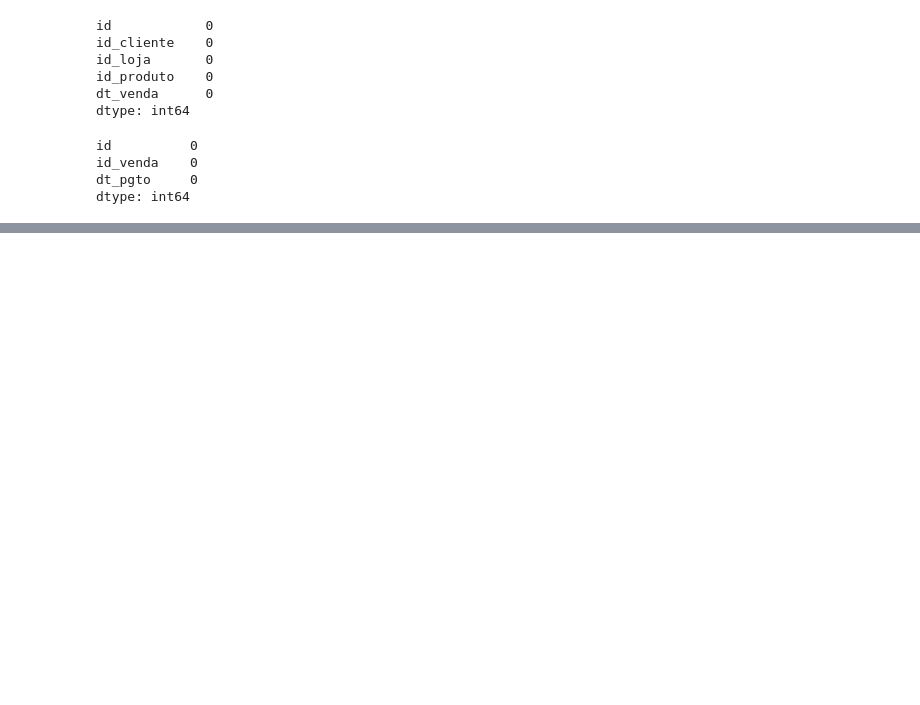
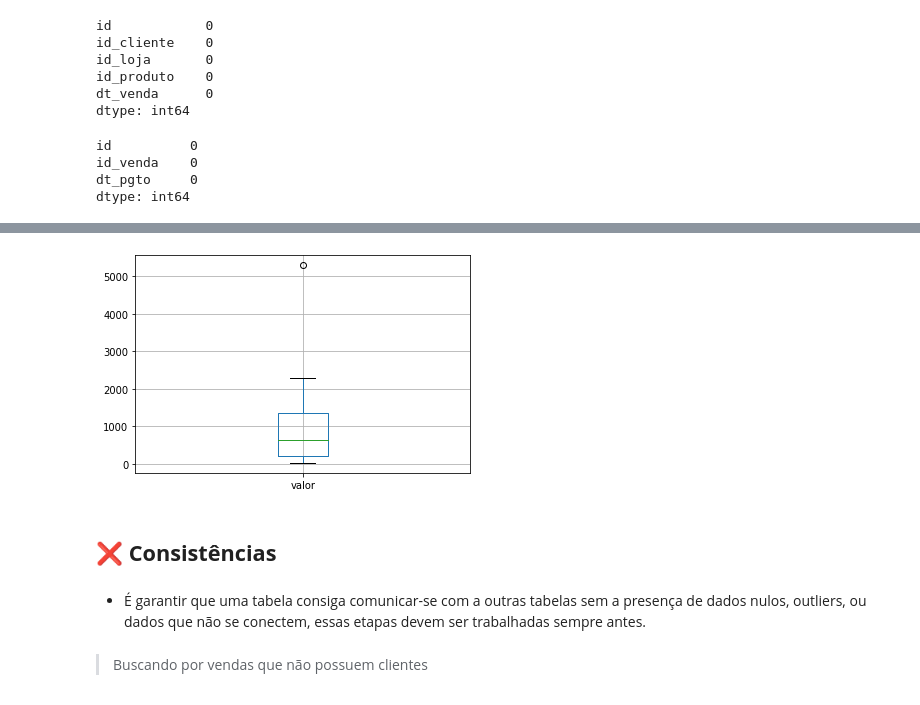
Before and after one commit to ninowwwup/Data_analysis_with_ML., a Jupyter notebook: Case_de_Estudos_Udemy.ipynb, the cells around one changed output, grey strips where cells are left out. Cells and saved outputs as stored; diff of their text form; code cells hidden in the pictures; blank space fills up the shorter version.

Commit message:
Criado usando o Colaboratory 2,0

```diff
--- a/Case_de_Estudos_Udemy.ipynb
+++ b/Case_de_Estudos_Udemy.ipynb
@@ -320,0 +340,6 @@ dtype: int64
+# %%
+# Utilizando a coluna de index, usando um filtro para localizar o dado com outlier
+# Dividindo esse valor afim de que se faça sentido
+
+df_produtos.loc[9, 'valor'] = df_produtos.valor[9] / 10000
+df_produtos
@@ -320,0 +358,10 @@ dtype: int64
+# %%
+df_produtos.boxplot(column=['valor']);
+# %% [output]
+[figure, added]
+# %% [markdown]
+## **❌ Consistências**
+# %% [markdown]
+- É garantir que uma tabela consiga comunicar-se com a outras tabelas sem a presença de dados nulos, outliers, ou dados que não se conectem, essas etapas devem ser trabalhadas sempre antes.
+# %% [markdown]
+> Buscando por vendas que não possuem clientes
```
Also changed, not shown: parts of 94 cells of this notebook.
